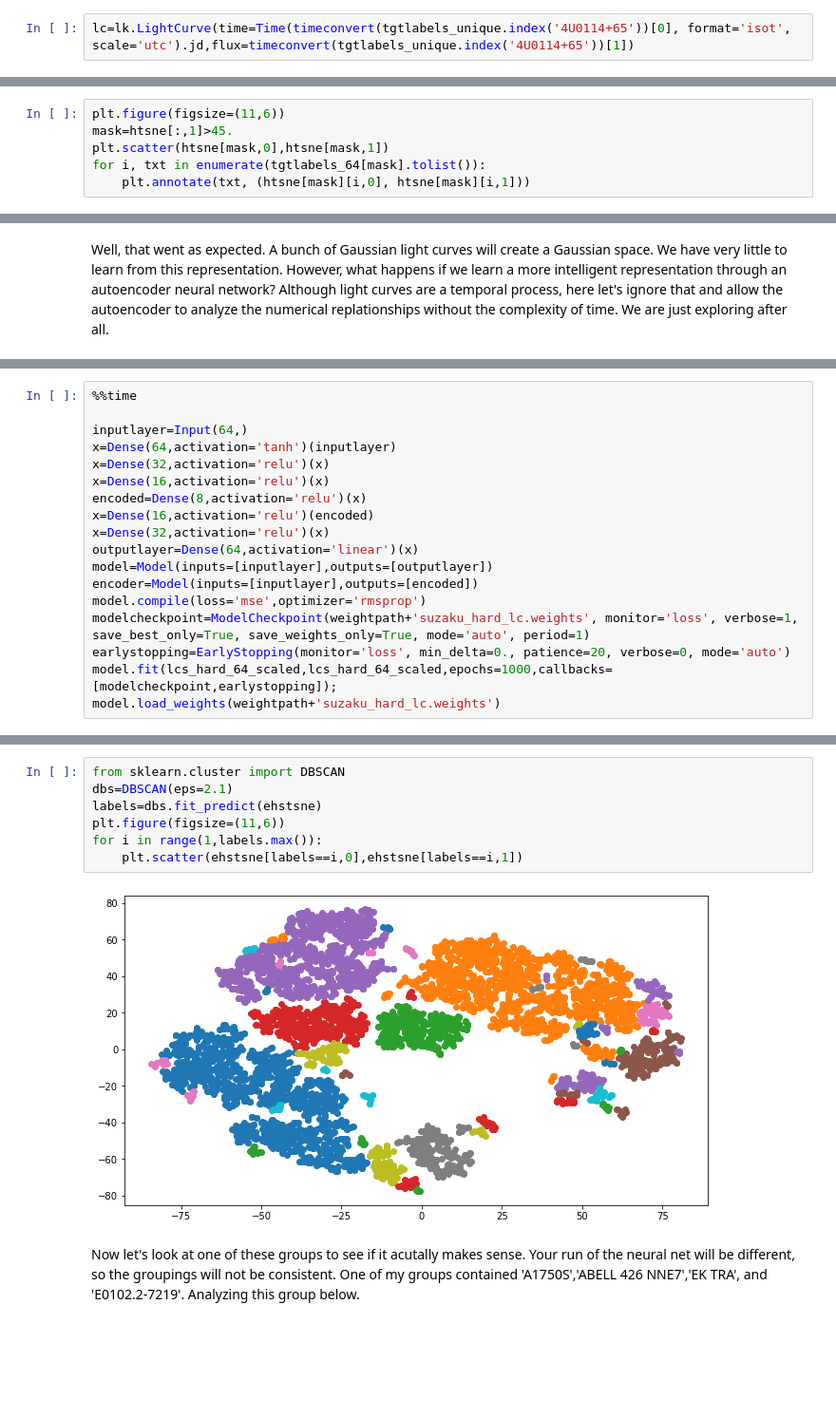
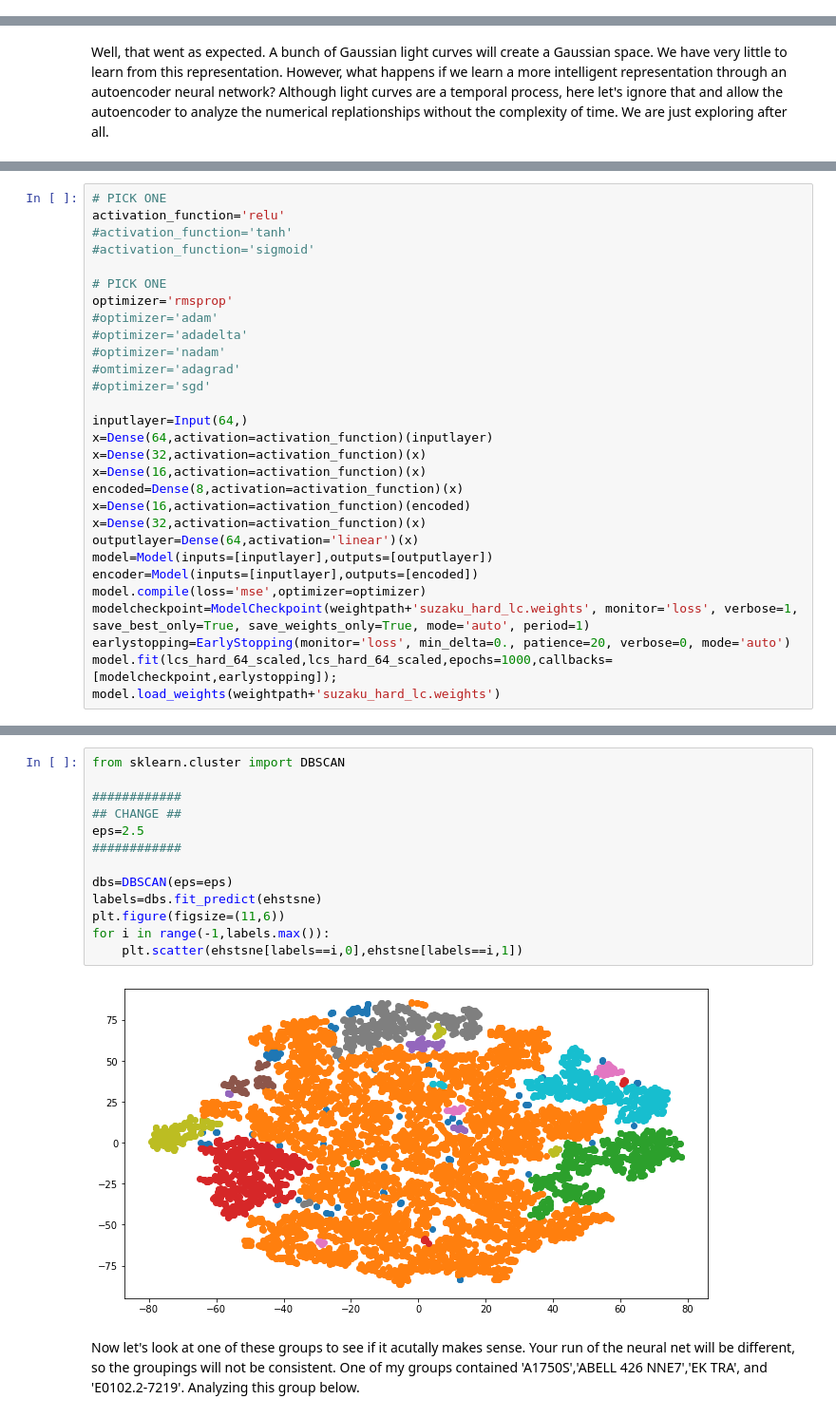
Before and after one commit to nasa-nccs-hpda/STG-Tutorial, a Jupyter notebook: Astro_CNN/Astro_CNN_Powell_STG_Tutorial.ipynb, the cells around one changed output, grey strips where cells are left out. Shown at 95% size. Cells and saved outputs as stored; diff of their text form; blank space fills up the shorter version.

```diff
--- a/Astro_CNN/Astro_CNN_Powell_STG_Tutorial.ipynb
+++ b/Astro_CNN/Astro_CNN_Powell_STG_Tutorial.ipynb
@@ -144,2 +43,0 @@ Using the "lightkurve" library, which offers a lot of neat functionality, create
-# %%
-lc=lk.LightCurve(time=Time(timeconvert(tgtlabels_unique.index('4U0114+65'))[0], format='isot', scale='utc').jd,flux=timeconvert(tgtlabels_unique.index('4U0114+65'))[1])
@@ -415,8 +179,2 @@ plt.ylabel('TSNE dimension 2');
 # %% [markdown]
 TSNE is a heuristic that attempts to preserve local distance in the higher dimension rather than global.  The dimensions are arbitrary and meaning can only extracted from proximity.  So, let's look at the outlier group.
-# %%
-plt.figure(figsize=(11,6))
-mask=htsne[:,1]>45.
-plt.scatter(htsne[mask,0],htsne[mask,1])
-for i, txt in enumerate(tgtlabels_64[mask].tolist()):
-    plt.annotate(txt, (htsne[mask][i,0], htsne[mask][i,1]))
@@ -521,17 +247,28 @@ from tensorflow.keras.callbacks import *
 # %%
-%%time
+# PICK ONE
+activation_function='relu'
+#activation_function='tanh'
+#activation_function='sigmoid'
+
+# PICK ONE
+optimizer='rmsprop'
+#optimizer='adam'
+#optimizer='adadelta'
+#optimizer='nadam'
+#omtimizer='adagrad'
+#optimizer='sgd'
 
 inputlayer=Input(64,)
-x=Dense(64,activation='tanh')(inputlayer)
-x=Dense(32,activation='relu')(x)
-x=Dense(16,activation='relu')(x)
-encoded=Dense(8,activation='relu')(x)
-x=Dense(16,activation='relu')(encoded)
-x=Dense(32,activation='relu')(x)
+x=Dense(64,activation=activation_function)(inputlayer)
+x=Dense(32,activation=activation_function)(x)
+x=Dense(16,activation=activation_function)(x)
+encoded=Dense(8,activation=activation_function)(x)
+x=Dense(16,activation=activation_function)(encoded)
+x=Dense(32,activation=activation_function)(x)
 outputlayer=Dense(64,activation='linear')(x)
 model=Model(inputs=[inputlayer],outputs=[outputlayer])
 encoder=Model(inputs=[inputlayer],outputs=[encoded])
-model.compile(loss='mse',optimizer='rmsprop')
+model.compile(loss='mse',optimizer=optimizer)
 modelcheckpoint=ModelCheckpoint(weightpath+'suzaku_hard_lc.weights', monitor='loss', verbose=1, save_best_only=True, save_weights_only=True, mode='auto', period=1)
 earlystopping=EarlyStopping(monitor='loss', min_delta=0., patience=20, verbose=0, mode='auto')
 model.fit(lcs_hard_64_scaled,lcs_hard_64_scaled,epochs=1000,callbacks=[modelcheckpoint,earlystopping]);
@@ -587,12 +323,18 @@ Beautiful! A simple encoding turned an unintelligible blob into several very dis
 # %%
 from sklearn.cluster import DBSCAN
-dbs=DBSCAN(eps=2.1)
+
+############
+## CHANGE ##
+eps=2.5
+############
+
+dbs=DBSCAN(eps=eps)
 labels=dbs.fit_predict(ehstsne)
 plt.figure(figsize=(11,6))
-for i in range(1,labels.max()):
+for i in range(-1,labels.max()):
     plt.scatter(ehstsne[labels==i,0],ehstsne[labels==i,1])
 # %% [output]
-[figure, old version]
+[figure, new version]
 # %% [markdown]
 Now let's look at one of these groups to see if it acutally makes sense.  Your run of the neural net will be different, so the groupings will not be consistent.  One of my groups contained 'A1750S','ABELL 426 NNE7','EK TRA', and 'E0102.2-7219'.  Analyzing this group below.
 # %% [markdown]
```
Also changed, not shown: parts of 99 cells of this notebook.
